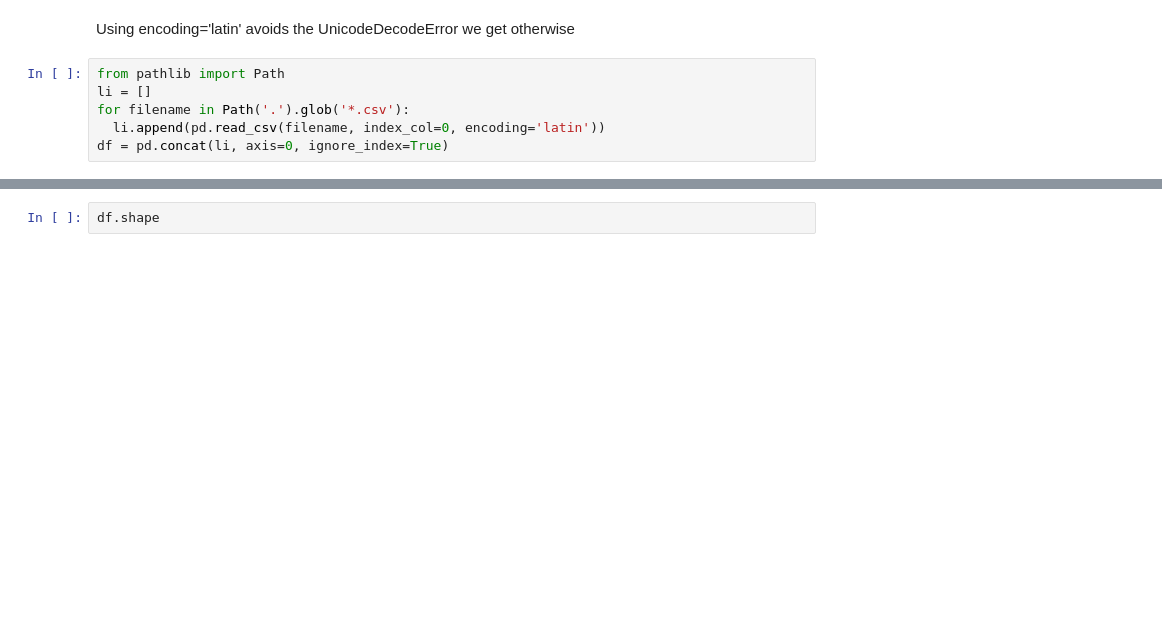
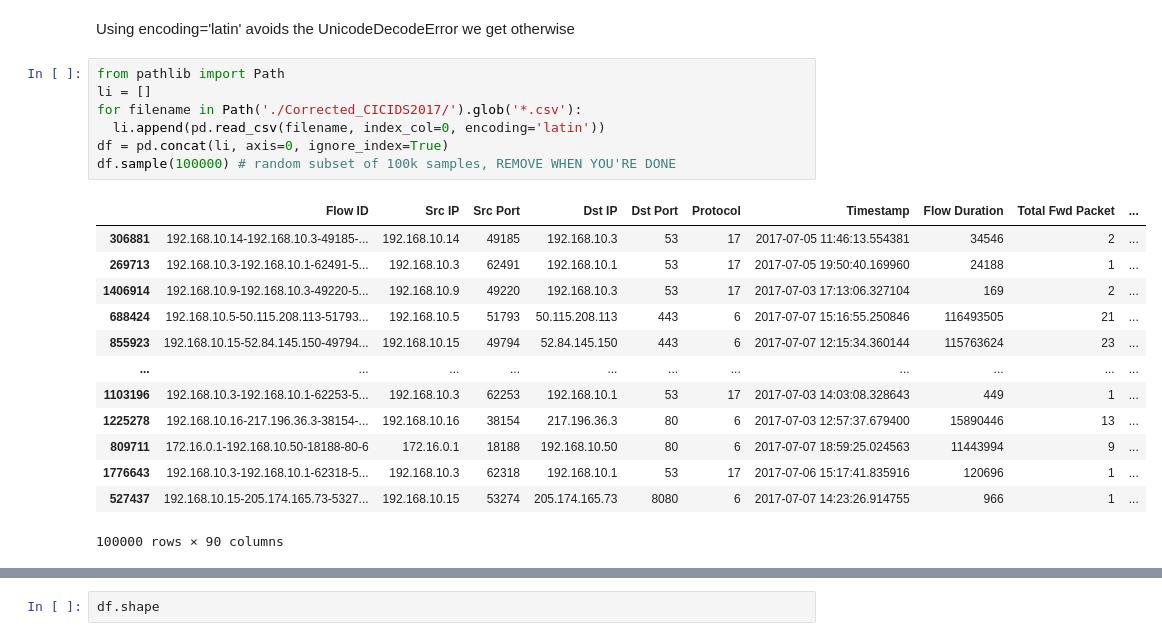
Before and after one commit to parmigggiana/ml-ids, a Jupyter notebook: IDS_CICIDS2017.ipynb, the cells around one changed output, grey strips where cells are left out. Saved outputs shown, nothing was run; the diff lists cells and outputs as text; blank space fills up the shorter version.

```diff
--- a/IDS_CICIDS2017.ipynb
+++ b/IDS_CICIDS2017.ipynb
@@ -38,9 +47,24 @@ Using encoding='latin' avoids the UnicodeDecodeError we get otherwise
 # %%
 from pathlib import Path
 li = []
-for filename in Path('.').glob('*.csv'):
+for filename in Path('./Corrected_CICIDS2017/').glob('*.csv'):
   li.append(pd.read_csv(filename, index_col=0, encoding='latin'))
 df = pd.concat(li, axis=0, ignore_index=True)
+df.sample(100000) # random subset of 100k samples, REMOVE WHEN YOU'RE DONE
+# %% [output]
+|  | Flow ID | Src IP | Src Port | Dst IP | Dst Port | Protocol | Timestamp | Flow Duration | Total Fwd Packet | ... |
+| 306881 | 192.168.10.14-192.168.10.3-49185-... | 192.168.10.14 | 49185 | 192.168.10.3 | 53 | 17 | 2017-07-05 11:46:13.554381 | 34546 | 2 | ... |
+| 269713 | 192.168.10.3-192.168.10.1-62491-5... | 192.168.10.3 | 62491 | 192.168.10.1 | 53 | 17 | 2017-07-05 19:50:40.169960 | 24188 | 1 | ... |
+| 1406914 | 192.168.10.9-192.168.10.3-49220-5... | 192.168.10.9 | 49220 | 192.168.10.3 | 53 | 17 | 2017-07-03 17:13:06.327104 | 169 | 2 | ... |
+| 688424 | 192.168.10.5-50.115.208.113-51793... | 192.168.10.5 | 51793 | 50.115.208.113 | 443 | 6 | 2017-07-07 15:16:55.250846 | 116493505 | 21 | ... |
+| 855923 | 192.168.10.15-52.84.145.150-49794... | 192.168.10.15 | 49794 | 52.84.145.150 | 443 | 6 | 2017-07-07 12:15:34.360144 | 115763624 | 23 | ... |
+| ... | ... | ... | ... | ... | ... | ... | ... | ... | ... | ... |
+| 1103196 | 192.168.10.3-192.168.10.1-62253-5... | 192.168.10.3 | 62253 | 192.168.10.1 | 53 | 17 | 2017-07-03 14:03:08.328643 | 449 | 1 | ... |
+| 1225278 | 192.168.10.16-217.196.36.3-38154-... | 192.168.10.16 | 38154 | 217.196.36.3 | 80 | 6 | 2017-07-03 12:57:37.679400 | 15890446 | 13 | ... |
+| 809711 | 172.16.0.1-192.168.10.50-18188-80-6 | 172.16.0.1 | 18188 | 192.168.10.50 | 80 | 6 | 2017-07-07 18:59:25.024563 | 11443994 | 9 | ... |
+| 1776643 | 192.168.10.3-192.168.10.1-62318-5... | 192.168.10.3 | 62318 | 192.168.10.1 | 53 | 17 | 2017-07-06 15:17:41.835916 | 120696 | 1 | ... |
+| 527437 | 192.168.10.15-205.174.165.73-5327... | 192.168.10.15 | 53274 | 205.174.165.73 | 8080 | 6 | 2017-07-07 14:23:26.914755 | 966 | 1 | ... |
+100000 rows × 90 columns
 # %%
 df
 # %% [output]
```
Also changed, not shown: parts of 69 cells of this notebook, 1 other file.
